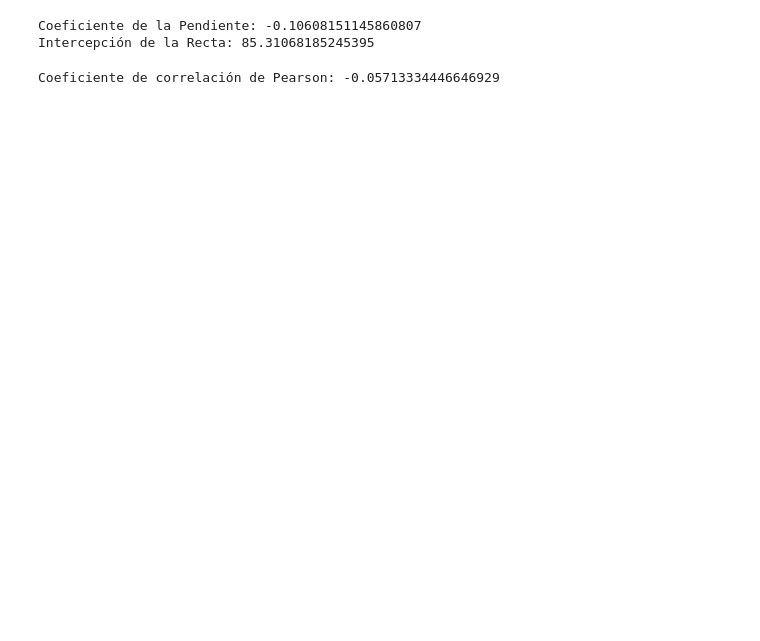
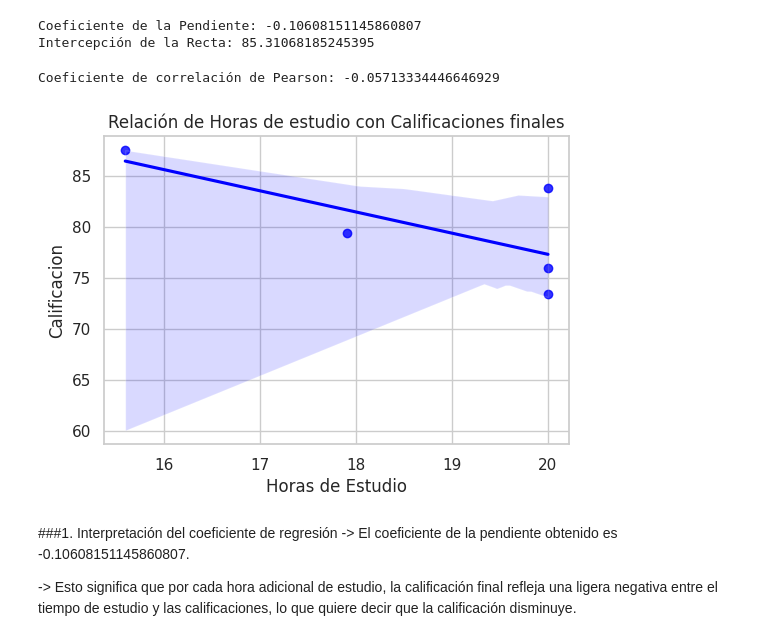
Before and after one commit to 25040992-hann/Probabilidad-, a Jupyter notebook: Unidad5/practica3(grupo1).ipynb, the cells around one changed output. Cells and saved outputs as stored; diff of their text form; code cells hidden in the pictures; blank space fills up the shorter version.

```diff
--- a/Unidad5/practica3(grupo1).ipynb
+++ b/Unidad5/practica3(grupo1).ipynb
@@ -58,3 +61,23 @@ correlacion = df1["HorasEstudio"].corr(df1["Calificacion"])
 print("Coeficiente de correlación de Pearson:", correlacion)
 # %% [output]
 Coeficiente de correlación de Pearson: -0.05713334446646929
+# %%
+plt.figure(figsize=(6, 4))
+
+Horas = [20, 15.60, 17.91, 20, 20]
+Calif = [75.94, 87.48, 79.40, 73.37, 83.75]
+
+sns.set(style="whitegrid")
+sns.regplot(x=Horas, y=Calif, scatter=True, color='blue')
+plt.title('Relación de Horas de estudio con Calificaciones finales')
+plt.xlabel('Horas de Estudio')
+plt.ylabel('Calificacion')
+plt.grid(True)
+plt.show()
+# %% [output]
+[figure, added]
+# %% [markdown]
+###1. Interpretación del coeficiente de regresión
+-> El coeficiente de la pendiente obtenido es -0.10608151145860807.
+
+-> Esto significa que por cada hora adicional de estudio, la calificación final refleja una ligera negativa entre el tiempo de estudio y las calificaciones, lo que quiere decir que la calificación disminuye.
```
Also changed, not shown: parts of 6 cells of this notebook.
